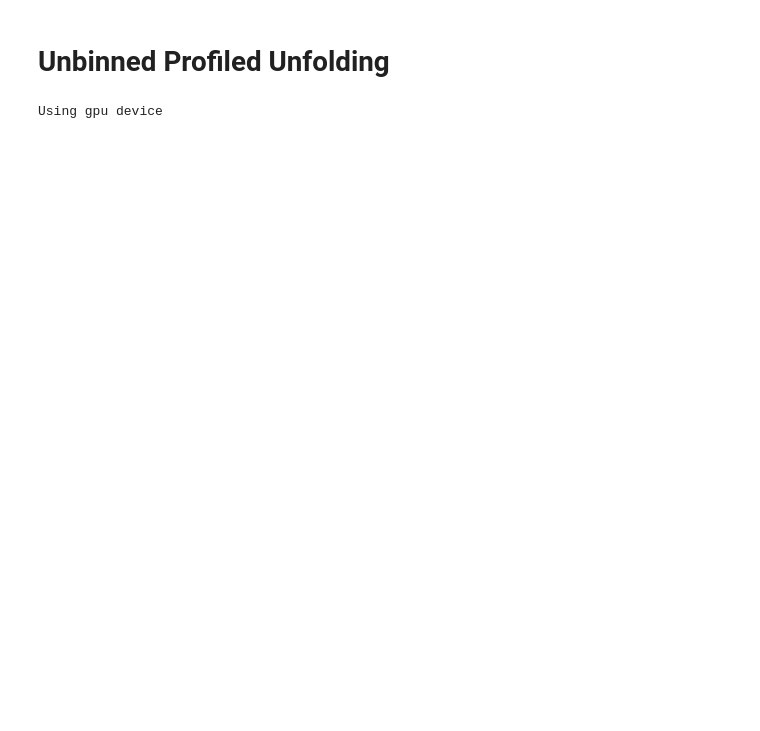
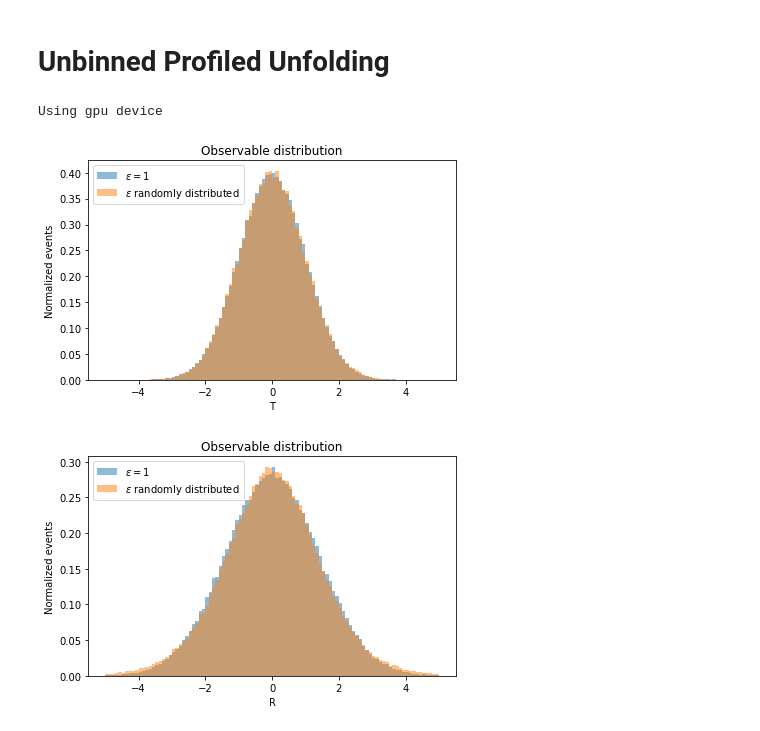
Before and after one commit to jaychan-hep/UnbinnedProfiledUnfolding, a Jupyter notebook: UnbinnedProfiledUnfolding.ipynb, the cells around one changed output. Drawn from its saved outputs; the diff is of its cells as text; code cells hidden in the pictures; blank space fills up the shorter version.

```diff
--- a/UnbinnedProfiledUnfolding.ipynb
+++ b/UnbinnedProfiledUnfolding.ipynb
@@ -26,0 +470,80 @@ Using gpu device
+# %%
+# Generate toy data for W1 training
+
+Nsim = 200000
+Ntest = 100000
+
+# simulation
+mu_sim = 0
+sigma_sim = 1
+beta_sim = 0
+epsilon_sim = 1
+T_sim = np.random.normal(mu_sim,sigma_sim,Nsim)
+R_sim = np.random.normal(T_sim+beta_sim,epsilon_sim)
+
+# simulation with theta variation (theta value randomly sampled)
+epsilon0_sim = np.random.uniform(0.2, 1.8, Nsim)
+epsilon1_sim = np.random.uniform(0.2, 1.8, Nsim) # used for training
+delta_epsilon = 0.8
+theta0_sim = (epsilon0_sim-epsilon_sim)/delta_epsilon
+theta1_sim = (epsilon1_sim-epsilon_sim)/delta_epsilon
+R1_sim = []
+for i in range(Nsim):
+    # use the same T_sim for R_sim variation
+    R1_sim.append(np.random.normal(T_sim[i]+beta_sim, epsilon1_sim[i]))
+R1_sim = np.array(R1_sim)
+
+# test
+epsilon_test = 1.2
+T_test = np.random.normal(mu_sim,sigma_sim,Ntest)
+R_test0 = np.random.normal(T_test+beta_sim,epsilon_sim)
+R_test1 = np.random.normal(T_test+beta_sim,epsilon_test)
+
+plt.hist(T_sim, range=(-5, 5), density=True, bins=100, label=f"$\\epsilon={epsilon_sim}$", alpha=0.5)
+plt.hist(T_test, range=(-5, 5), density=True, bins=100, label=f"$\\epsilon$ randomly distributed", alpha=0.5)
+plt.xlabel('T')
+plt.ylabel('Normalized events')
+plt.title(r'Observable distribution')
+plt.legend(loc='upper left')#, framealpha=0)
+plt.tight_layout()
+plt.show()
+plt.clf()
+
+plt.hist(R_sim, range=(-5, 5), density=True, bins=100, label=f"$\\epsilon={epsilon_sim}$", alpha=0.5)
+plt.hist(R1_sim, range=(-5, 5), density=True, bins=100, label=f"$\\epsilon$ randomly distributed", alpha=0.5)
+plt.xlabel('R')
+plt.ylabel('Normalized events')
+plt.title(r'Observable distribution')
+plt.legend(loc='upper left')#, framealpha=0)
+plt.tight_layout()
+plt.show()
+plt.clf()
+
+plt.hist(R_test0, range=(-5, 5), density=True, bins=100, label=f"$\\epsilon={epsilon_sim}$", alpha=0.5)
+plt.hist(R_test1, range=(-5, 5), density=True, bins=100, label=f"$\\epsilon={epsilon_test}$", alpha=0.5)
+plt.xlabel('R')
+plt.ylabel('Normalized events')
+plt.title(r'Observable distribution')
+plt.legend(loc='upper left')#, framealpha=0)
+plt.tight_layout()
+plt.show()
+plt.clf()
+
+plt.hist(epsilon1_sim, range=(0.5, 1.5), density=False, bins=100, label="Variation", alpha=0.5)
+plt.xlabel(r'$\epsilon$')
+plt.ylabel('Number of events')
+plt.title(r'Distribution of Epsilon Simulation Variation')
+plt.legend(loc='lower right')#, framealpha=0)
+plt.tight_layout()
+plt.show()
+
+plt.hist(theta1_sim, range=(-1.5, 1.5), density=False, bins=100, label="Variation", alpha=0.5)
+plt.xlabel(r'$\theta$')
+plt.ylabel('Number of events')
+plt.title(r'Distribution of Theta Simulation Variation')
+plt.legend(loc='lower right')#, framealpha=0)
+plt.tight_layout()
+plt.show()
+# %% [output]
+[figure, added]
+[figure, added]
```
Also changed, not shown: parts of 22 cells of this notebook.
